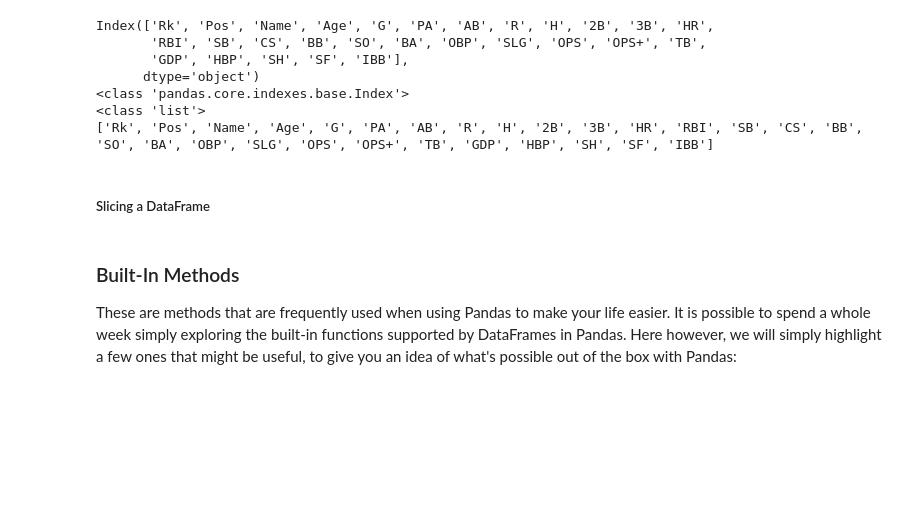
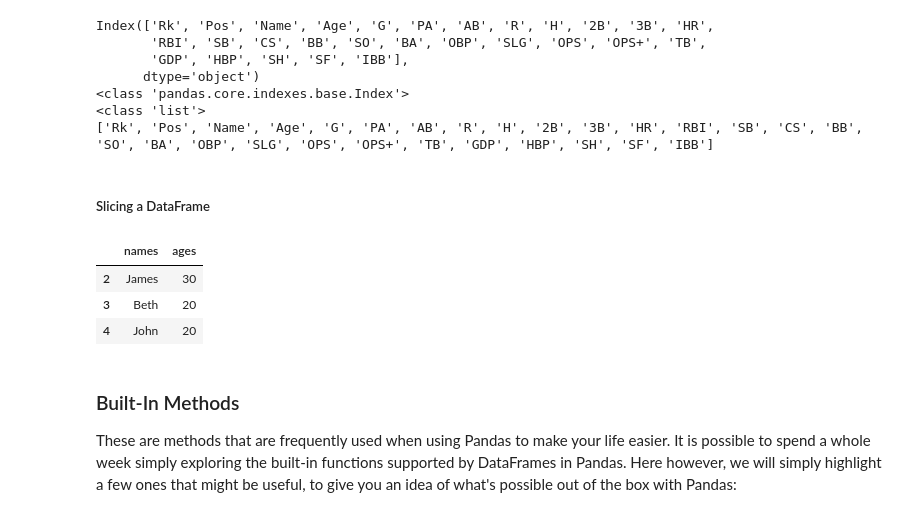
Before and after one commit to somas1/CT, a Jupyter notebook: Pandas/Pandas_Walkthrough_Student_Copy.ipynb, the cells around one changed output. Saved outputs shown, nothing was run; the diff lists cells and outputs as text; code cells hidden in the pictures; blank space fills up the shorter version.

```diff
--- a/Pandas/Pandas_Walkthrough_Student_Copy.ipynb
+++ b/Pandas/Pandas_Walkthrough_Student_Copy.ipynb
@@ -294,6 +294,12 @@ Index(['Rk', 'Pos', 'Name', 'Age', 'G', 'PA', 'AB', 'R', 'H', '2B', '3B', 'HR',
 ##### Slicing a DataFrame
 # %%
 # printing all data for context
+data[2:5]
+# %% [output]
+|  | names | ages |
+| 2 | James | 30 |
+| 3 | Beth | 20 |
+| 4 | John | 20 |
 # %% [markdown]
 ### Built-In Methods <br>
 
```
